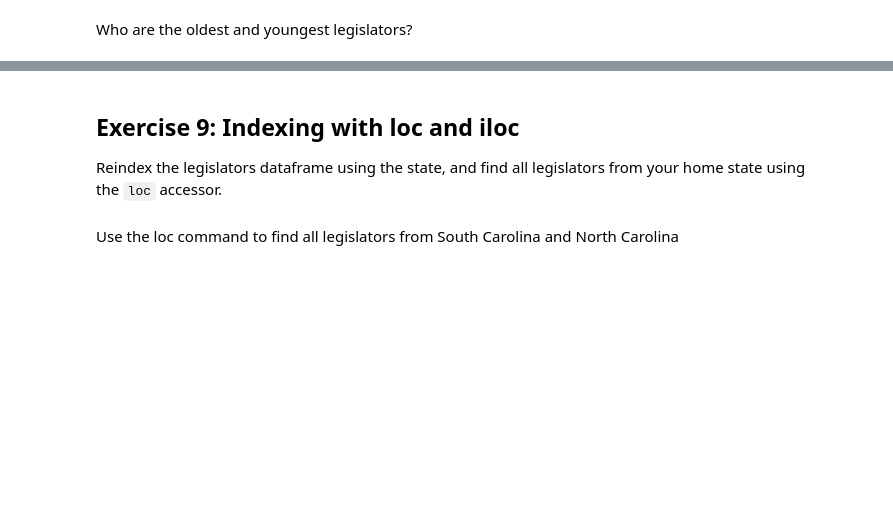
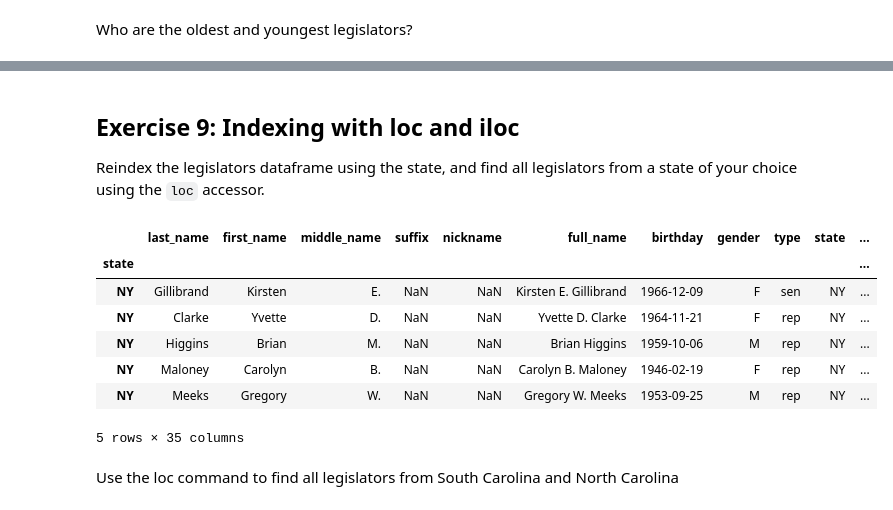
Before and after one commit to kara-ry/Data-Analytics-With-Python, a Jupyter notebook: class_exercises/D04-Pandas_Part1.ipynb, the cells around one changed output, grey strips where cells are left out. Cells and saved outputs as stored; diff of their text form; code cells hidden in the pictures; blank space fills up the shorter version.

```diff
--- a/class_exercises/D04-Pandas_Part1.ipynb
+++ b/class_exercises/D04-Pandas_Part1.ipynb
@@ -164,3 +298,6 @@ Randomly select 15 Republicans or Democrats (your choice) from the senate.
 ## Exercise 8: Dates
 <span style="float:right; margin-left:10px; clear:both;">![Task](../media/new_knowledge.png)</span>
 Let's learn something not covered in the Pandas 1 lesson regarding dates.  We have the birthdates for each legislator, but they are in a String format.  Let's convert it to a datetime object. We can do this using the `pd.to_datetime` function.  Take a look at the online documentation to see how to use this function. Convert the `legislators['birthday']` column to a `datetime` object. Confirm that the column is now a datetime object.
+# %%
+legislators['birthday'] = pd.to_datetime(legislators['birthday'])
+legislators['birthday'].head()
@@ -167,10 +312,22 @@ Let's learn something not covered in the Pandas 1 lesson regarding dates.  We ha
 # %% [markdown]
 Now that we have the birthdays in a `datetime` object, how can we calculate their age?  Hint: we can use the `pd.Timestamp.now()` function to get a datetime object for this moment. Let's subtract the current time from their birthdays.  Print the top 5 results.
+# %%
+age = (pd.Timestamp.now() - legislators['birthday'])
+age = age.dt.days / 365
+age = age.astype('int')
+age
+legislators['age'] = age
 # %% [markdown]
 Notice that the result of subtracting two `datetime` objects is a `timedelta` object. It contains the difference between two time values. The value we calculated therefore gives us the number of days old.  However, we want the number of years.
 
 To get the number of years we can divide the number of days old by the number of days in a year (i.e. 365). However, we need to extract out the days from the `datetime` object. To get this, the Pandas Series object has an accessor for extracting components of `datetime` objects and `timedelta` objects. It's named `dt` and it works for both.  You can learn more about the attributes of this accessor at the [datetime objects page](https://pandas.pydata.org/pandas-docs/stable/reference/series.html#datetime-properties) and the [timedelta objects page](https://pandas.pydata.org/pandas-docs/stable/reference/series.html#timedelta-properties) by clicking.  Take a moment to look over that documentation.
 
 How would then extract the days in order to divide by 365 to get the years?  Once you've figurd it out. Do so, convert the years to an integer and add the resulting series back into the legislator dataframe as a new column named `age`.  Hint: use the [astype](https://pandas.pydata.org/pandas-docs/stable/reference/api/pandas.Series.astype.html) function of Pandas to convert the type.
+# %%
+age = (pd.Timestamp.now() - legislators['birthday'])
+age = age.dt.days / 365
+age = age.astype('int')
+age
+legislators['age'] = age
 # %% [markdown]
 Next, find the youngest, oldest and average age of all legislators
@@ -179,5 +360,17 @@ Who are the oldest and youngest legislators?
 # %% [markdown]
 ## Exercise 9:  Indexing with loc and iloc
-Reindex the legislators dataframe using the state, and find all legislators from your home state using the `loc` accessor.
+Reindex the legislators dataframe using the state, and find all legislators from a state of your choice using the `loc` accessor.
+# %%
+legislators.index = legislators['state']
+legislators.loc['NY'].head()
+# %% [output]
+|  | last_name | first_name | middle_name | suffix | nickname | full_name | birthday | gender | type | state | ... |
+| state |  |  |  |  |  |  |  |  |  |  | ... |
+| NY | Gillibrand | Kirsten | E. | NaN | NaN | Kirsten E. Gillibrand | 1966-12-09 | F | sen | NY | ... |
+| NY | Clarke | Yvette | D. | NaN | NaN | Yvette D. Clarke | 1964-11-21 | F | rep | NY | ... |
+| NY | Higgins | Brian | M. | NaN | NaN | Brian Higgins | 1959-10-06 | M | rep | NY | ... |
+| NY | Maloney | Carolyn | B. | NaN | NaN | Carolyn B. Maloney | 1946-02-19 | F | rep | NY | ... |
+| NY | Meeks | Gregory | W. | NaN | NaN | Gregory W. Meeks | 1953-09-25 | M | rep | NY | ... |
+5 rows × 35 columns
 # %% [markdown]
 Use the loc command to find all legislators from South Carolina and North Carolina
```
Also changed, not shown: parts of 43 cells of this notebook, 5 other files.
